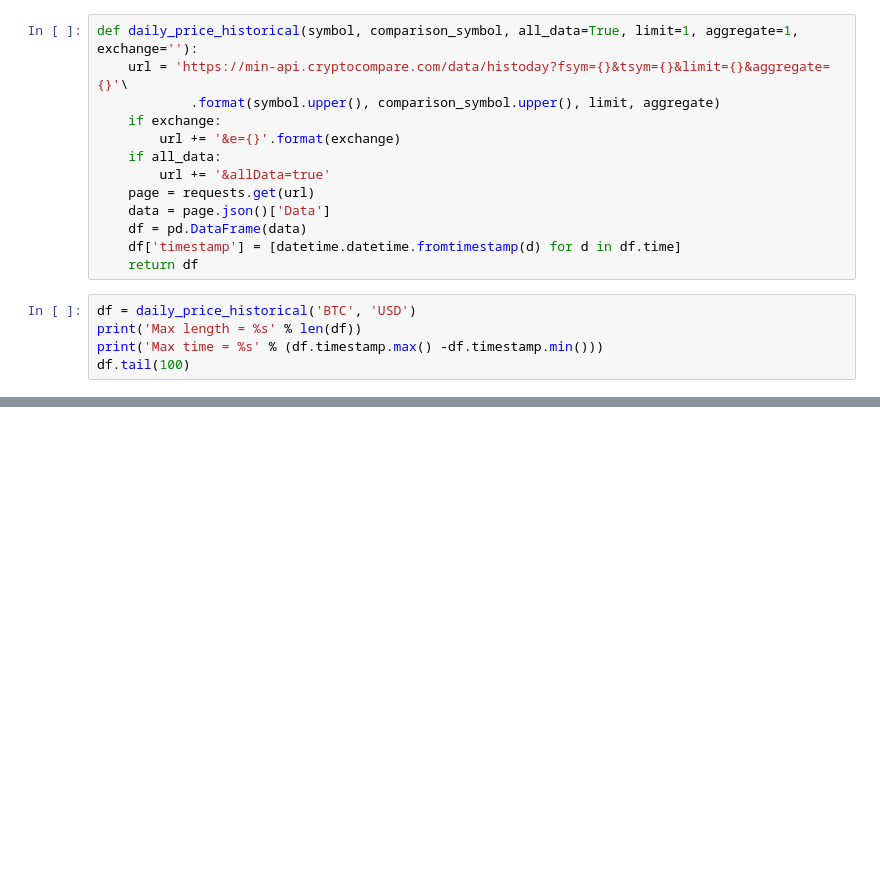
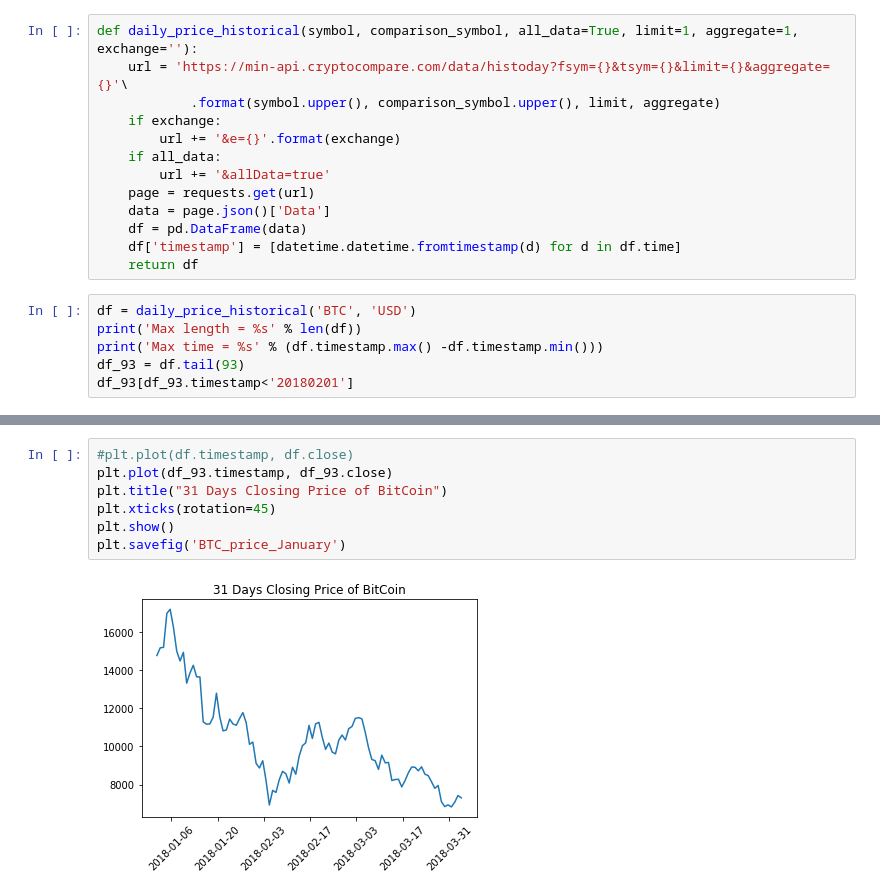
Before and after one commit to Erik-AR/cryptoproject, a Jupyter notebook: 7_days_of_CryptoData.ipynb, the cells around one changed output, grey strips where cells are left out. Cells and saved outputs as stored; diff of their text form; blank space fills up the shorter version.

Commit message:
Deb 31 daya graph  file

```diff
--- a/7_days_of_CryptoData.ipynb
+++ b/7_days_of_CryptoData.ipynb
@@ -25,7 +25,8 @@ def daily_price_historical(symbol, comparison_symbol, all_data=True, limit=1, ag
 df = daily_price_historical('BTC', 'USD')
 print('Max length = %s' % len(df))
 print('Max time = %s' % (df.timestamp.max() -df.timestamp.min()))
-df.tail(100)
+df_93 = df.tail(93)
+df_93[df_93.timestamp<'20180201']
 # %% [output]
 Max length = 2819
 Max time = 2818 days 00:00:00
@@ -32,0 +50,9 @@ NameError: name 'timestamp' is not defined
+# %%
+#plt.plot(df.timestamp, df.close)
+plt.plot(df_93.timestamp, df_93.close)
+plt.title("31 Days Closing Price of BitCoin")
+plt.xticks(rotation=45)
+plt.show()
+plt.savefig('BTC_price_January')
+# %% [output]
+[figure, added]
```
Also changed, not shown: parts of 1 cell of this notebook.
